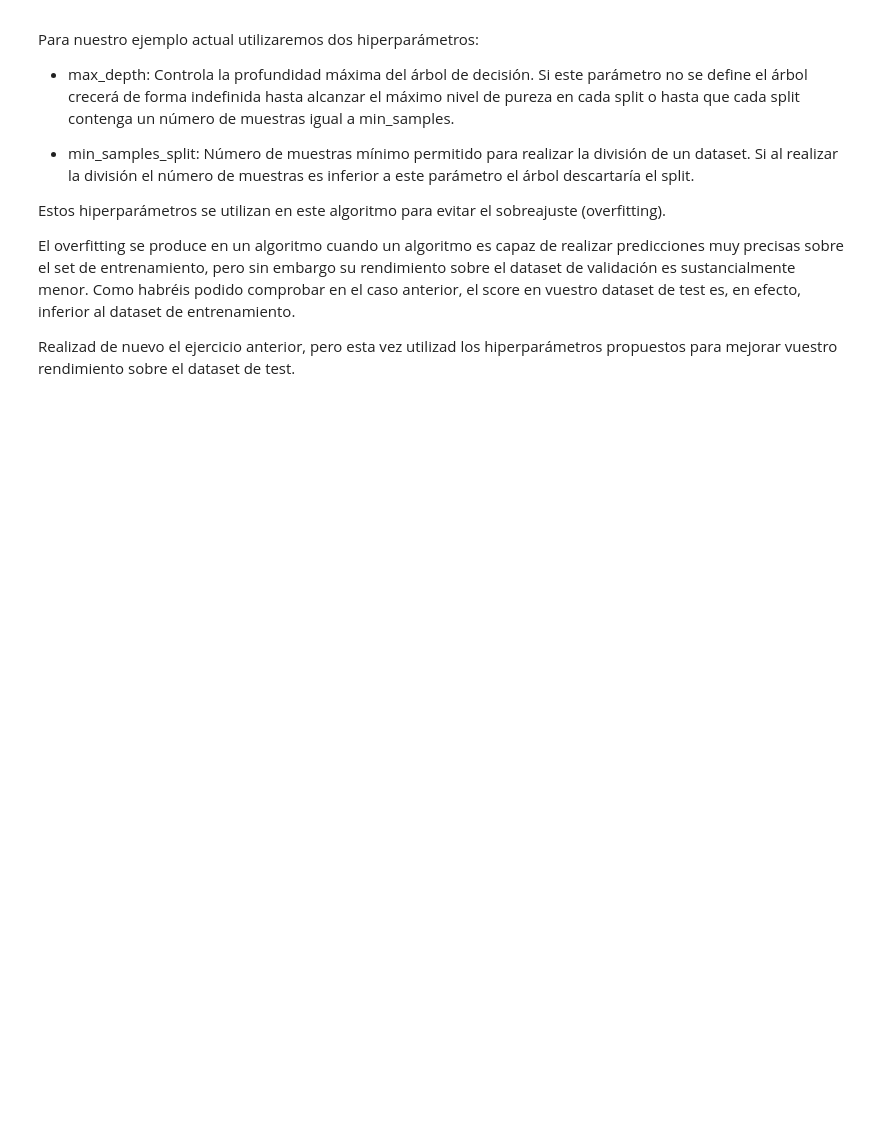
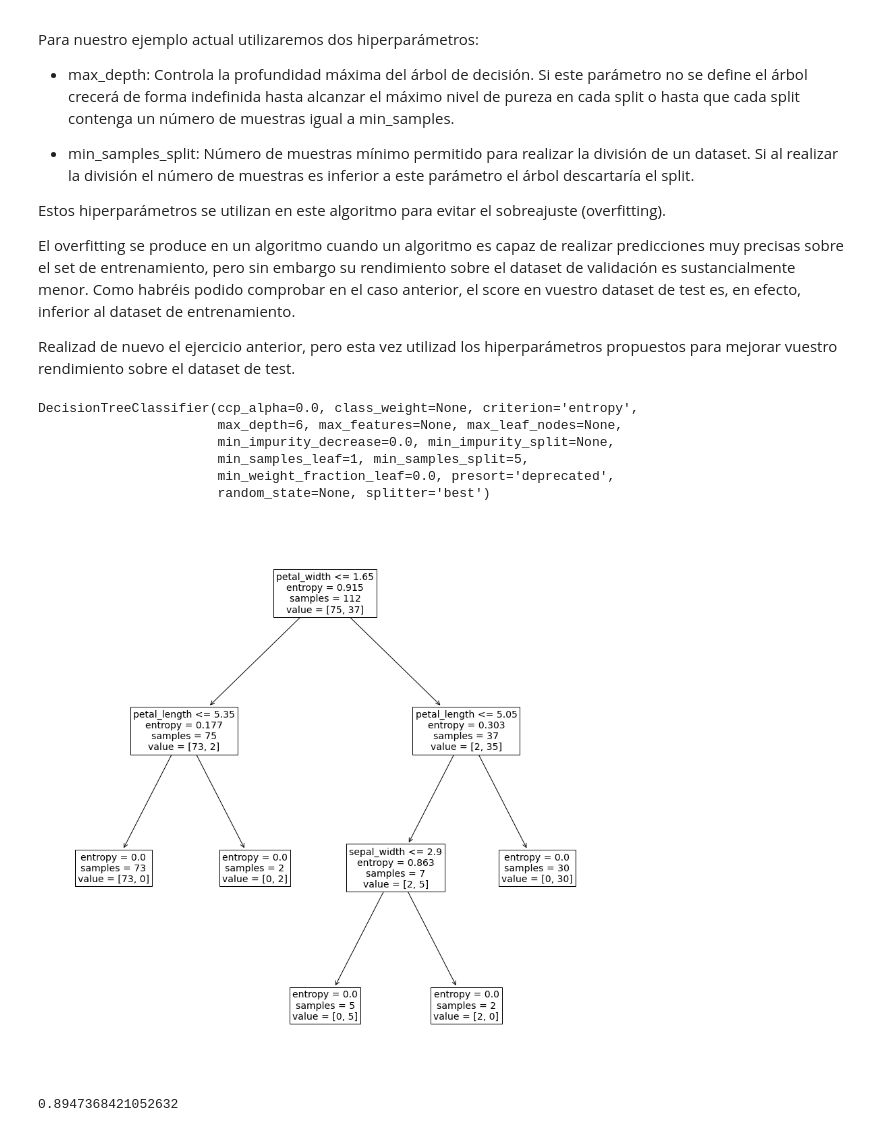
Before and after one commit to fergartor/IDAL_IA3_FGarciaTrorres, a Jupyter notebook: Decision_trees.ipynb, the cells around one changed output. Cells and saved outputs as stored; diff of their text form; code cells hidden in the pictures; blank space fills up the shorter version.

```diff
--- a/Decision_trees.ipynb
+++ b/Decision_trees.ipynb
@@ -260,2 +273,24 @@ Realizad de nuevo el ejercicio anterior, pero esta vez utilizad los hiperparáme
+# %%
+# Escribid aquí vuestro código
+X_train, X_test, Y_train, Y_test = train_test_split(X, Y)
+model = DecisionTreeClassifier(criterion="entropy", max_depth=6, min_samples_split=5)
+model.fit(X_train, Y_train)
+# %% [output]
+DecisionTreeClassifier(ccp_alpha=0.0, class_weight=None, criterion='entropy',
+                       max_depth=6, max_features=None, max_leaf_nodes=None,
+                       min_impurity_decrease=0.0, min_impurity_split=None,
+                       min_samples_leaf=1, min_samples_split=5,
+                       min_weight_fraction_leaf=0.0, presort='deprecated',
+                       random_state=None, splitter='best')
+# %%
+fig, ax = plt.subplots(figsize=(15, 15))
+plot_tree(model, feature_names=X.columns, fontsize=14)
+plt.show()
+# %% [output]
+[figure, added]
+# %%
+model.score(X_test, Y_test)
+# %% [output]
+0.8947368421052632
 # %%
 DecisionTreeClassifier()
```
Also changed, not shown: parts of 7 cells of this notebook.
